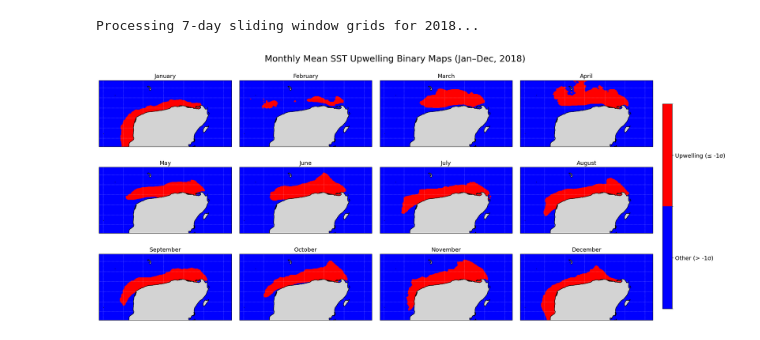
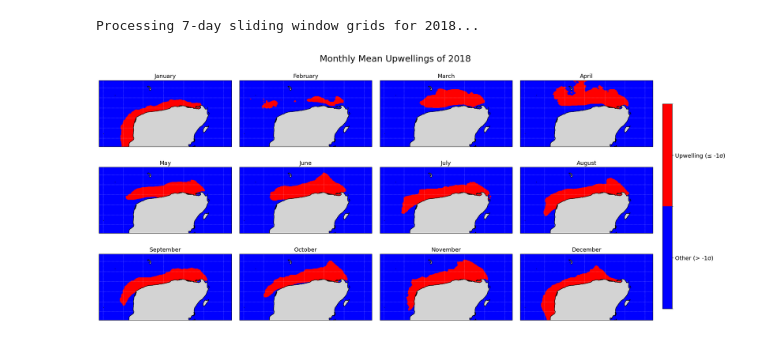
Before and after one commit to makaip/nasa-murep-local, a Jupyter notebook: cdom_sst/experiments/feature_space/sst_upwelling_monthly.ipynb, the cells around one changed output. Saved outputs shown, nothing was run; the diff lists cells and outputs as text; code cells hidden in the pictures.

```diff
--- a/cdom_sst/experiments/feature_space/sst_upwelling_monthly.ipynb
+++ b/cdom_sst/experiments/feature_space/sst_upwelling_monthly.ipynb
@@ -135,32 +135,32 @@ for month_num, ax in enumerate(axes.ravel(), start=1):
     ax.add_feature(cfeature.COASTLINE, linewidth=1.0, zorder=4)
     ax.gridlines(draw_labels=False, linewidth=0.45, color='white', alpha=0.55, linestyle='--', zorder=2)
 
     data_grid = monthly_binary.get(month_num)
 
     if data_grid is None:
         ax.set_title(f"{month_names_full[month_num-1]}\nNo Data", fontsize=14)
         continue
 
     mesh = ax.pcolormesh(
         lon_grid_2d, lat_grid_2d, data_grid,
         cmap=cmap, transform=ccrs.PlateCarree(),
         norm=norm, shading='auto', zorder=1
     )
 
     if mesh_for_cbar is None:
         mesh_for_cbar = mesh
 
     ax.set_title(f"{month_names_full[month_num-1]}", fontsize=14)
 
 # Shared Colorbar
 fig.subplots_adjust(left=0.04, right=0.90, bottom=0.05, top=1.18, wspace=0.06, hspace=-0.7)
 
 if mesh_for_cbar is not None:
     cax = fig.add_axes([0.915, 0.35, 0.015, 0.5]) # [left, bottom, width, height]
     cbar = fig.colorbar(mesh_for_cbar, cax=cax, ticks=[0, 1])
     cbar.ax.set_yticklabels(['Other (> -1\u03c3)', 'Upwelling (\u2264 -1\u03c3)'], fontsize=14)
 
-fig.suptitle('Monthly Mean SST Upwelling Binary Maps (Jan–Dec, 2018)', fontsize=22, y=0.97)
+fig.suptitle('Monthly Mean Upwellings of 2018', fontsize=22, y=0.97)
 plt.show()
 # %% [output]
-[figure, old version]
+[figure, new version]
```
Also changed, not shown: 9 other files.
